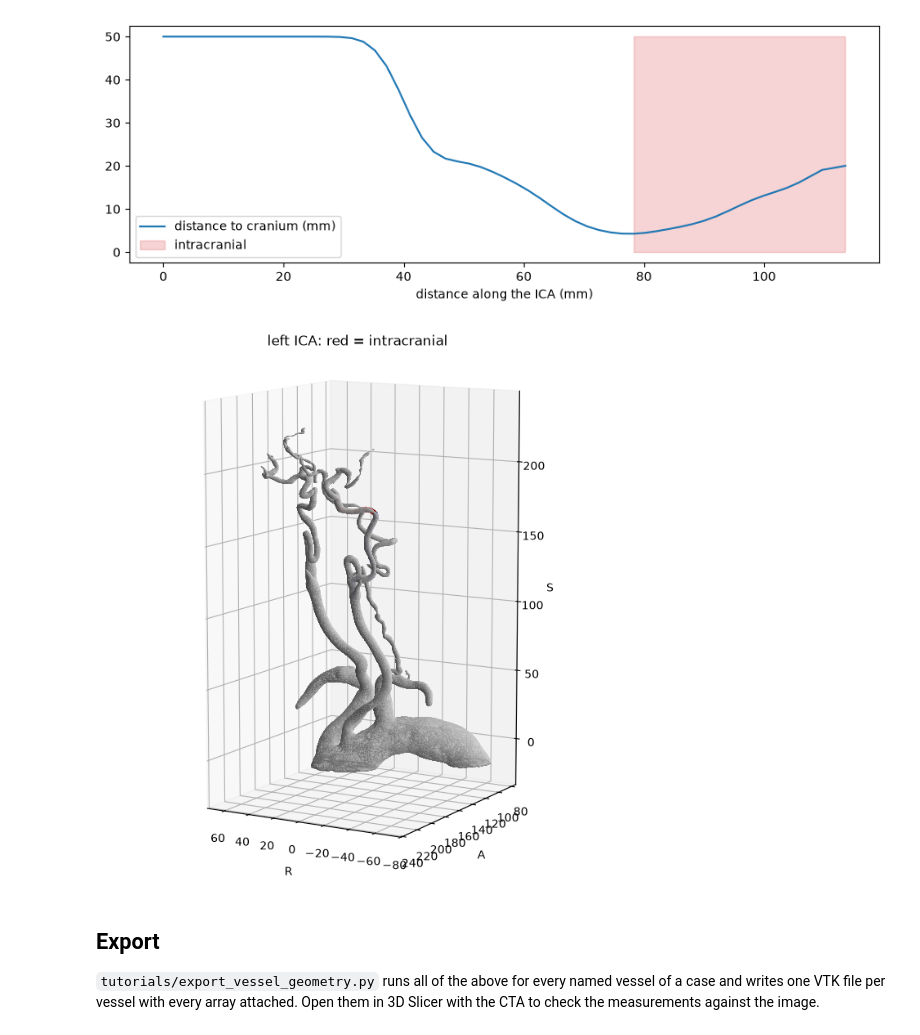
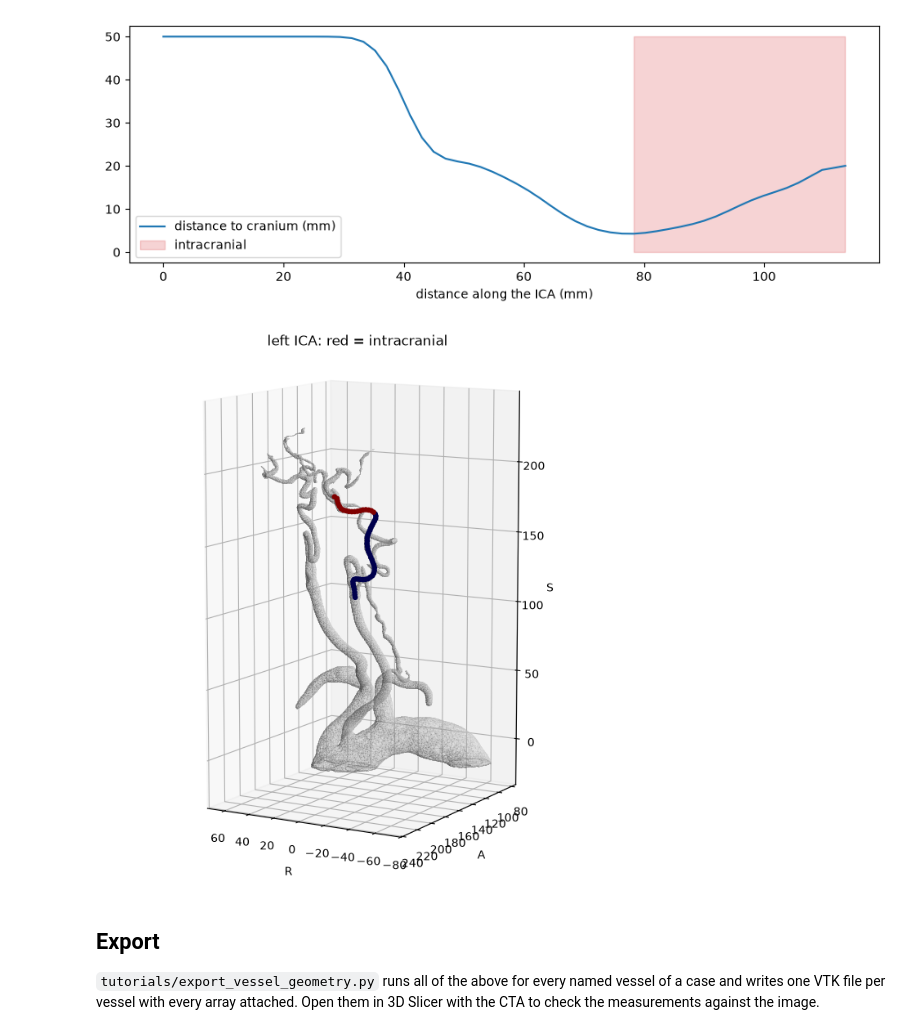
Before and after one commit to FLOWCAT-CV/arterial, a Jupyter notebook: notebooks/07_vessel_geometry.ipynb, the cells around one changed output. Drawn from its saved outputs; the diff is of its cells as text; code cells hidden in the pictures.

```diff
--- a/notebooks/07_vessel_geometry.ipynb
+++ b/notebooks/07_vessel_geometry.ipynb
@@ -84,6 +84,6 @@ fig = plt.figure(figsize=(14, 8))
 for idx, name in enumerate(["BulbMask", "BifurcationMask"]):
     ax = fig.add_subplot(1, 2, idx + 1, projection="3d")
     plot_surface(surface, ax)
-    ax.scatter(pts_lca[:, 0], pts_lca[:, 1], pts_lca[:, 2], c=b(name), cmap="seismic", s=14, vmin=0, vmax=1)
+    ax.scatter(pts_lca[:, 0], pts_lca[:, 1], pts_lca[:, 2], c=b(name), cmap="seismic", s=14, vmin=0, vmax=1, depthshade=False)
     finish_3d(ax, title=f"left carotid, {name} (red = inside)")
 # %% [output]
@@ -106,10 +106,10 @@ intracranial transition (cranium distance transform): 20.1 s
 # %%
 fig = plt.figure(figsize=(8, 9)); ax = fig.add_subplot(111, projection="3d")
 plot_surface(surface, ax)
-ax.scatter(pts[:, 0], pts[:, 1], pts[:, 2], c=flag, cmap="seismic", s=14, vmin=0, vmax=1)
+ax.scatter(pts[:, 0], pts[:, 1], pts[:, 2], c=flag, cmap="seismic", s=14, vmin=0, vmax=1, depthshade=False)
 finish_3d(ax, title="left ICA: red = intracranial");
 # %% [output]
-[figure, old version]
+[figure, new version]
 # %% [markdown]
 ## Export
 
```
Also changed, not shown: parts of 1 cell of this notebook.
